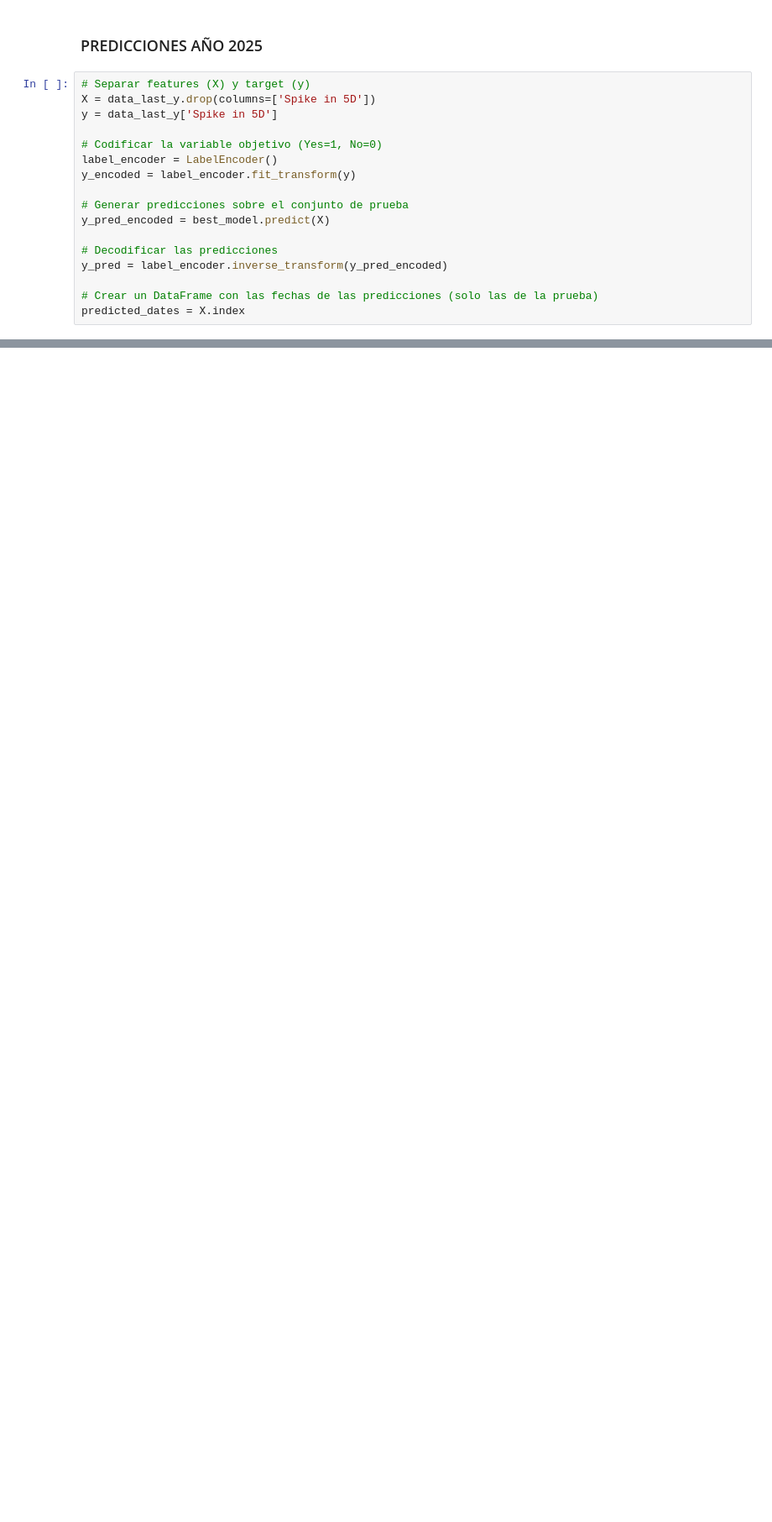
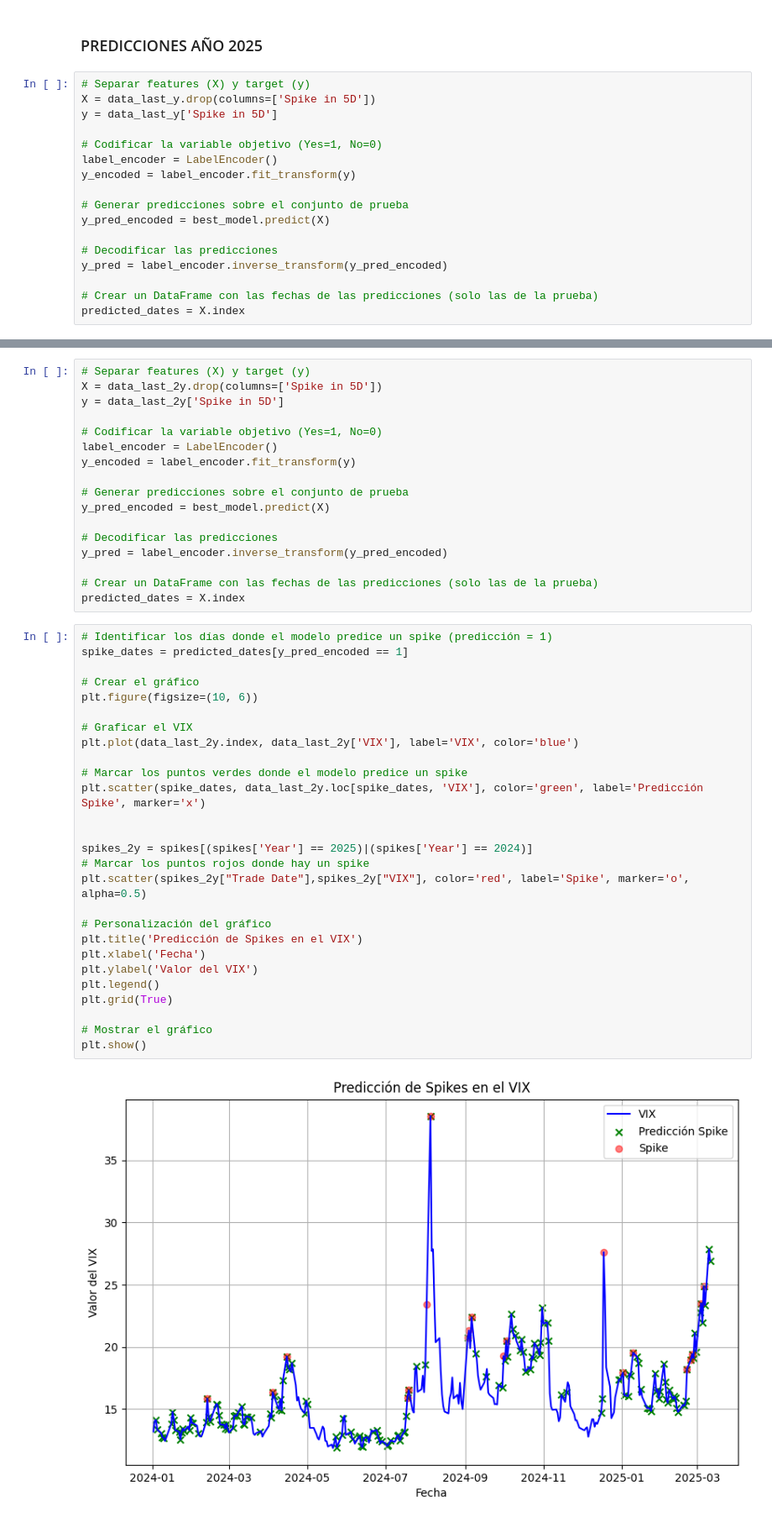
Before and after one commit to caan-am/vix_data, a Jupyter notebook: xgboost_VIX_spike_5D.ipynb, the cells around one changed output, grey strips where cells are left out. Shown: that part at 84% size. Saved outputs shown, nothing was run; the diff lists cells and outputs as text; blank space fills up the shorter version.

```diff
--- a/xgboost_VIX_spike_5D.ipynb
+++ b/xgboost_VIX_spike_5D.ipynb
@@ -289,0 +340,46 @@ plt.show()
+# %%
+# Separar features (X) y target (y)
+X = data_last_2y.drop(columns=['Spike in 5D'])
+y = data_last_2y['Spike in 5D']
+
+# Codificar la variable objetivo (Yes=1, No=0)
+label_encoder = LabelEncoder()
+y_encoded = label_encoder.fit_transform(y)
+
+# Generar predicciones sobre el conjunto de prueba
+y_pred_encoded = best_model.predict(X)
+
+# Decodificar las predicciones
+y_pred = label_encoder.inverse_transform(y_pred_encoded)
+
+# Crear un DataFrame con las fechas de las predicciones (solo las de la prueba)
+predicted_dates = X.index
+# %%
+# Identificar los días donde el modelo predice un spike (predicción = 1)
+spike_dates = predicted_dates[y_pred_encoded == 1]
+
+# Crear el gráfico
+plt.figure(figsize=(10, 6))
+
+# Graficar el VIX
+plt.plot(data_last_2y.index, data_last_2y['VIX'], label='VIX', color='blue')
+
+# Marcar los puntos verdes donde el modelo predice un spike
+plt.scatter(spike_dates, data_last_2y.loc[spike_dates, 'VIX'], color='green', label='Predicción Spike', marker='x')
+
+
+spikes_2y = spikes[(spikes['Year'] == 2025)|(spikes['Year'] == 2024)]
+# Marcar los puntos rojos donde hay un spike
+plt.scatter(spikes_2y["Trade Date"],spikes_2y["VIX"], color='red', label='Spike', marker='o', alpha=0.5)
+
+# Personalización del gráfico
+plt.title('Predicción de Spikes en el VIX')
+plt.xlabel('Fecha')
+plt.ylabel('Valor del VIX')
+plt.legend()
+plt.grid(True)
+
+# Mostrar el gráfico
+plt.show()
+# %% [output]
+[figure, added]
```
Also changed, not shown: parts of 15 cells of this notebook.
